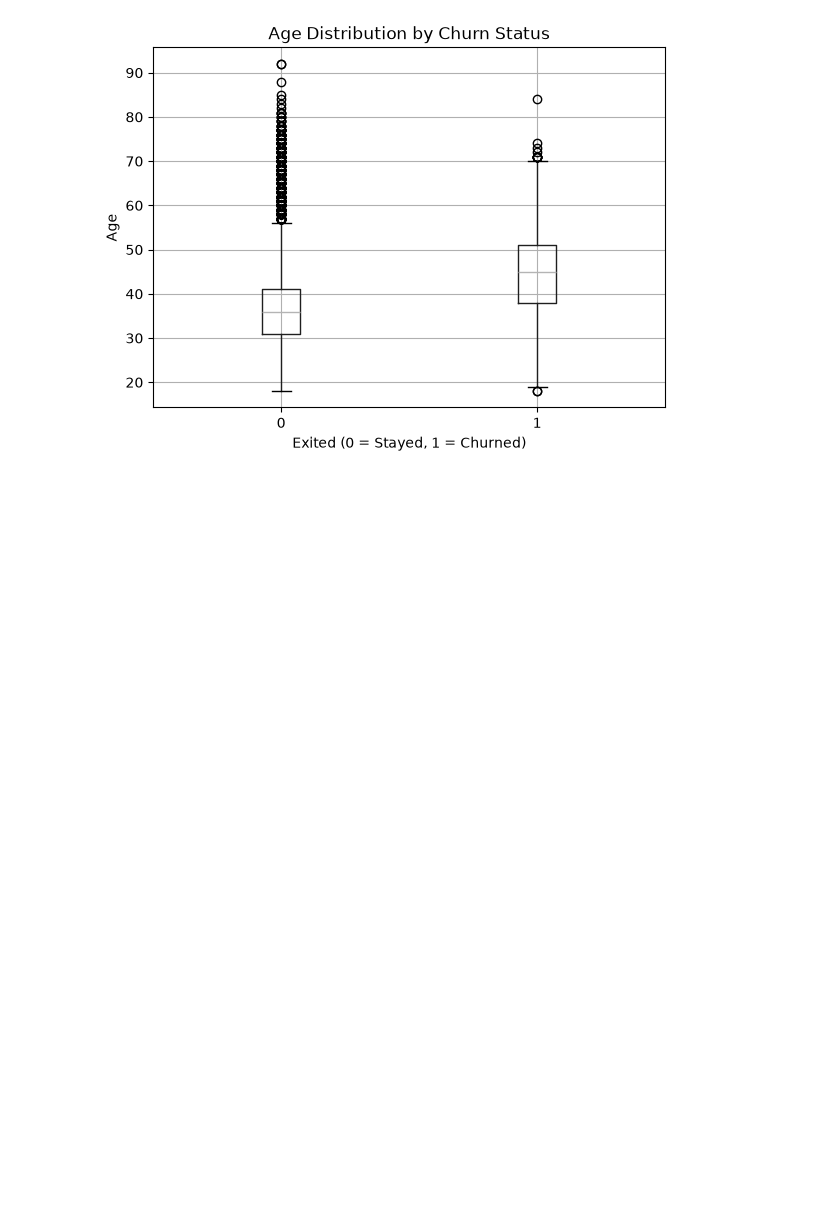
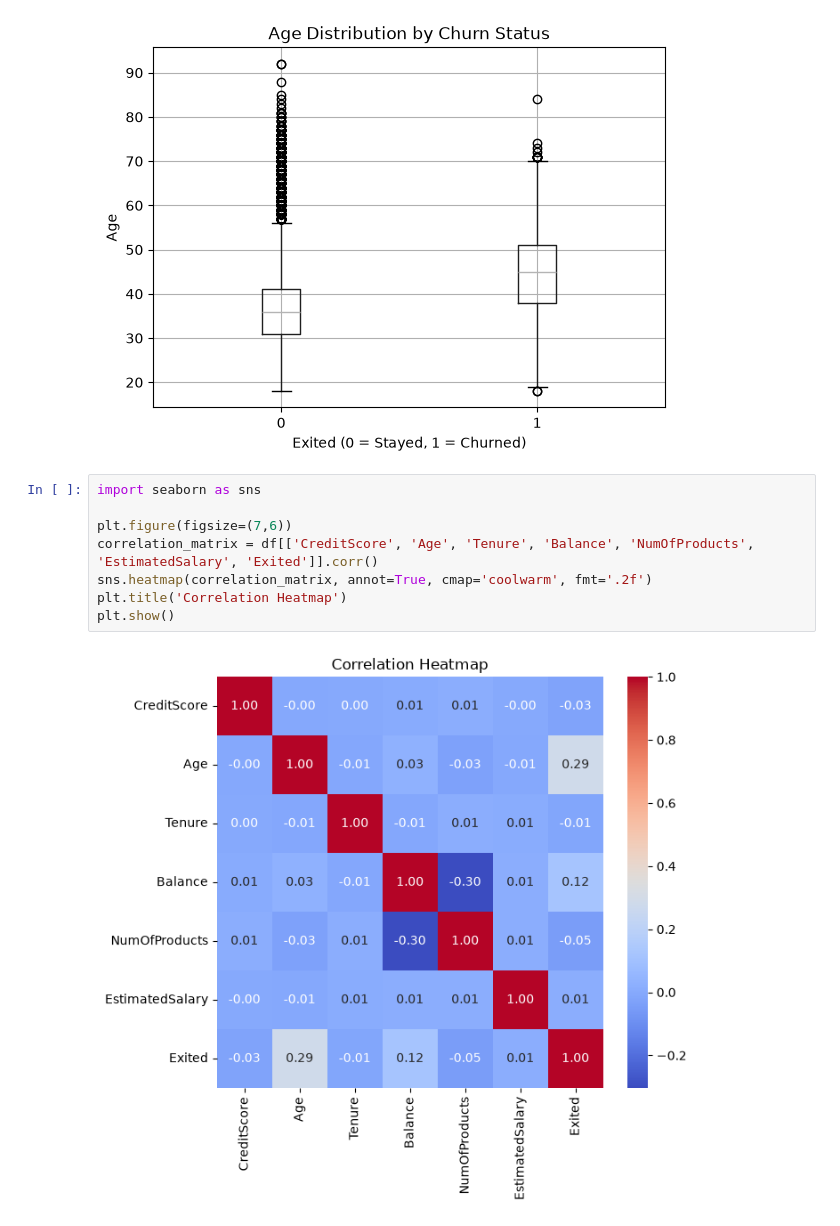
Before and after one commit to shivanshm5-cyber/-Predictive-Modeling-and-Risk-Scoring-for-Bank-Customer-Churn, a Jupyter notebook: churn_analysis.ipynb, the cells around one changed output. Cells and saved outputs as stored; diff of their text form; blank space fills up the shorter version.

Commit message:
Update README with EDA findings, complete boxplots and correlation analysis

```diff
--- a/churn_analysis.ipynb
+++ b/churn_analysis.ipynb
@@ -175,3 +188,13 @@ plt.ylabel('Age')
 plt.show()
 # %% [output]
 [figure]
+# %%
+import seaborn as sns
+
+plt.figure(figsize=(7,6))
+correlation_matrix = df[['CreditScore', 'Age', 'Tenure', 'Balance', 'NumOfProducts', 'EstimatedSalary', 'Exited']].corr()
+sns.heatmap(correlation_matrix, annot=True, cmap='coolwarm', fmt='.2f')
+plt.title('Correlation Heatmap')
+plt.show()
+# %% [output]
+[figure, added]
```
Also changed, not shown: parts of 4 cells of this notebook, 1 other file.
